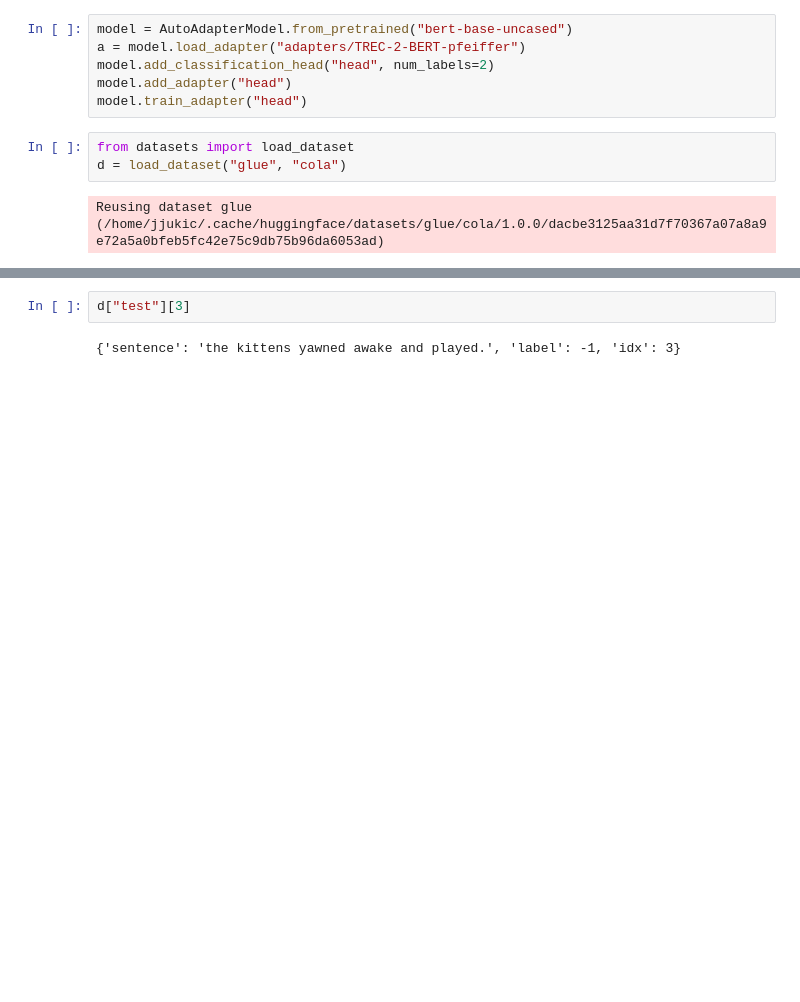
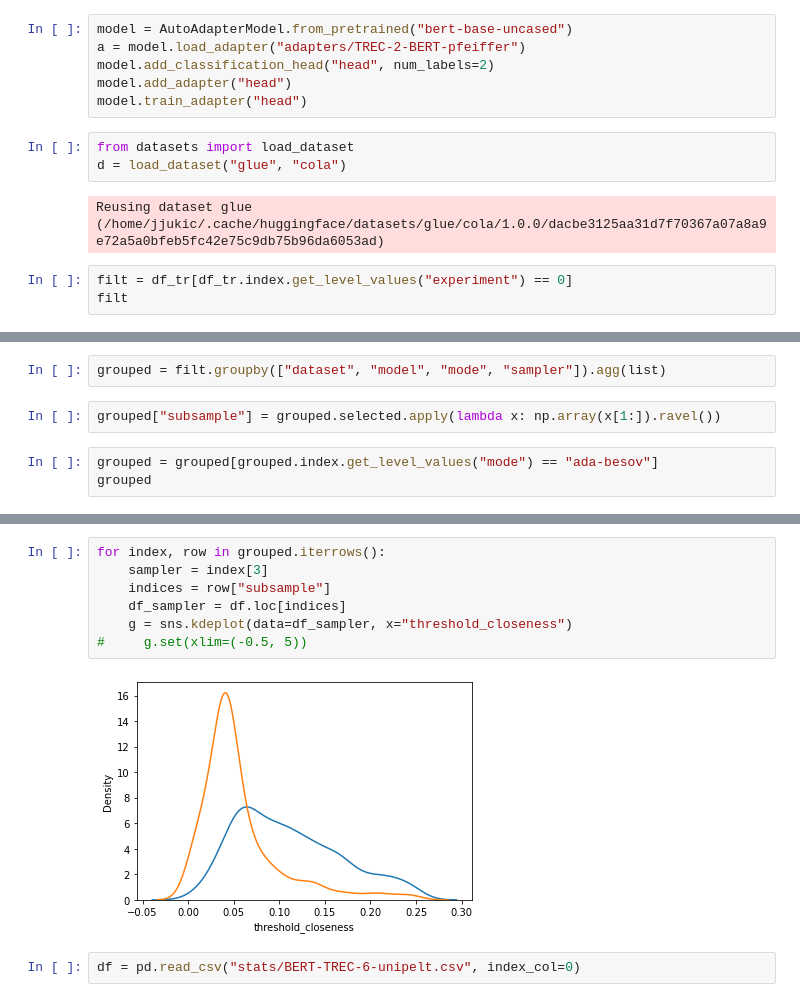
Before and after one commit to josipjukic/adapter-al, a Jupyter notebook: tinkering.ipynb, the cells around one changed output, grey strips where cells are left out. Drawn from its saved outputs; the diff is of its cells as text; blank space fills up the shorter version.

```diff
--- a/tinkering.ipynb
+++ b/tinkering.ipynb
@@ -1312,3 +1306,6 @@ from datasets import load_dataset
 d = load_dataset("glue", "cola")
 # %% [output]
 Reusing dataset glue (/home/jjukic/.cache/huggingface/datasets/glue/cola/1.0.0/dacbe3125aa31d7f70367a07a8a9e72a5a0bfeb5fc42e75c9db75b96da6053ad)
+# %%
+filt = df_tr[df_tr.index.get_level_values("experiment") == 0]
+filt
@@ -1314,0 +1327,7 @@ Reusing dataset glue (/home/jjukic/.cache/huggingface/datasets/glue/cola/1.0.0/d
+# %%
+grouped = filt.groupby(["dataset", "model", "mode", "sampler"]).agg(list)
+# %%
+grouped["subsample"] = grouped.selected.apply(lambda x: np.array(x[1:]).ravel())
+# %%
+grouped = grouped[grouped.index.get_level_values("mode") == "ada-besov"]
+grouped
@@ -1315,4 +1339,11 @@ Reusing dataset glue (/home/jjukic/.cache/huggingface/datasets/glue/cola/1.0.0/d
+# %%
+for index, row in grouped.iterrows():
+    sampler = index[3]
+    indices = row["subsample"]
+    df_sampler = df.loc[indices]
+    g = sns.kdeplot(data=df_sampler, x="threshold_closeness")
+#     g.set(xlim=(-0.5, 5))
+# %% [output]
+[figure, added]
 # %%
-d["test"][3]
+df = pd.read_csv("stats/BERT-TREC-6-unipelt.csv", index_col=0)
-# %% [output]
-{'sentence': 'the kittens yawned awake and played.', 'label': -1, 'idx': 3}
```
Also changed, not shown: parts of 7 cells of this notebook, 3 other files.
